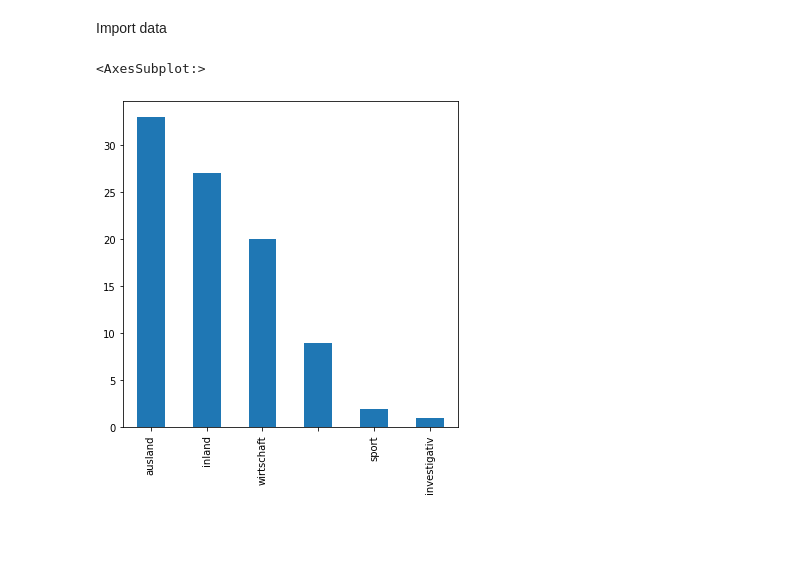
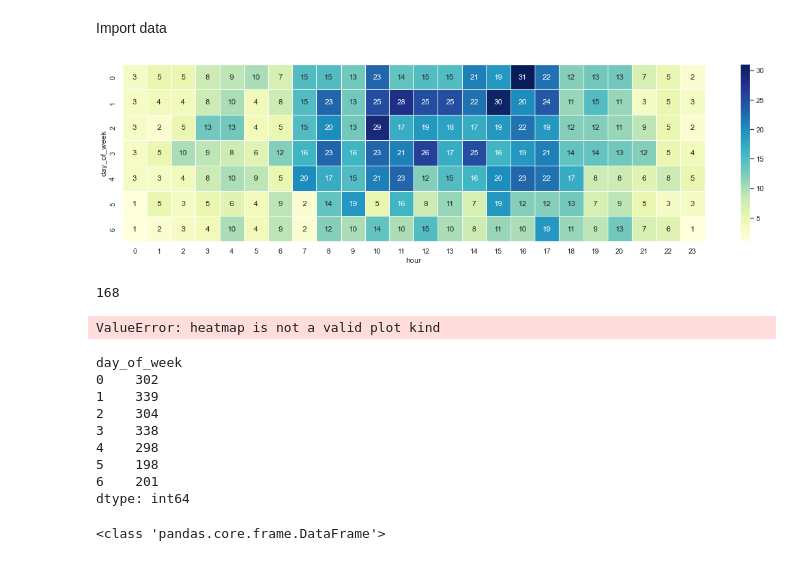
Before and after one commit to emilianscheel/Tagesschau-data-fetching, a Jupyter notebook: visualize/playground.ipynb, the cells around one changed output. Drawn from its saved outputs; the diff is of its cells as text; code cells hidden in the pictures; blank space fills up the shorter version.

```diff
--- a/visualize/playground.ipynb
+++ b/visualize/playground.ipynb
@@ -6,8 +29,54 @@ import pandas as pd
 import matplotlib.pyplot as plt
 
 news = pd.read_json('../data/database.json')
-# %%
-news['ressort'].value_counts().plot(kind='bar', figsize=(6,6))
-# %% [output]
-<AxesSubplot:>
-[figure, removed]
+# %%
+import calendar
+import datetime
+
+# Erstellt eine neue Zeile mit dem Wochentag
+news['day_of_week'] = news['date'].dt.day_of_week
+news['day_of_week_word'] = news['date'].dt.day_name(locale='de_de')
+
+news['hour'] = news['date'].dt.hour
+# %%
+news = news.groupby(["hour", "day_of_week"]).size().reset_index(name="amount")
+# %%
+from importlib.resources import path
+import seaborn as sns
+import pandas as pd
+
+sns.set(rc={'figure.figsize':(20,5)})
+
+newsPivot = news.pivot("day_of_week", "hour", "amount")
+ax = sns.heatmap(newsPivot, linewidths=.5, annot=True, fmt="d", cmap="YlGnBu")
+
+newsPivot.to_json('news.json')
+# %% [output]
+[figure, added]
+# %%
+print(len(news.index))
+# %% [output]
+168
+# %%
+f = news['day_of_week'].value_counts().plot(kind='heatmap', figsize=(20,10))
+# %% [output]
+ValueError: heatmap is not a valid plot kind
+# %%
+# Gruppiert die Zeit
+d = news.groupby(['day_of_week']).size()
+
+print(d)
+# %% [output]
+day_of_week
+0    302
+1    339
+2    304
+3    338
+4    298
+5    198
+6    201
+dtype: int64
+# %%
+print(type(news))
+# %% [output]
+<class 'pandas.core.frame.DataFrame'>
```
Also changed, not shown: parts of 5 cells of this notebook, 3 other files.
